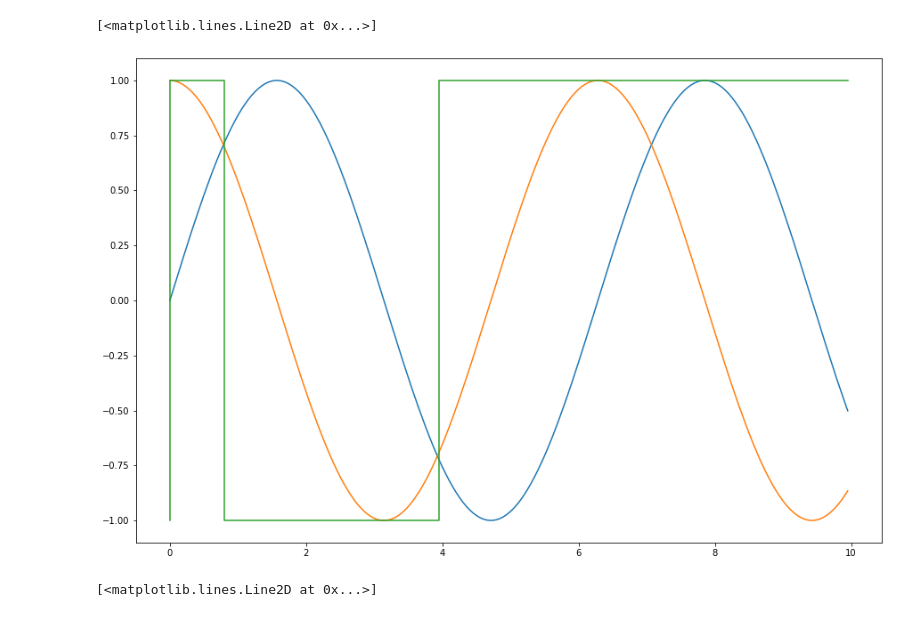
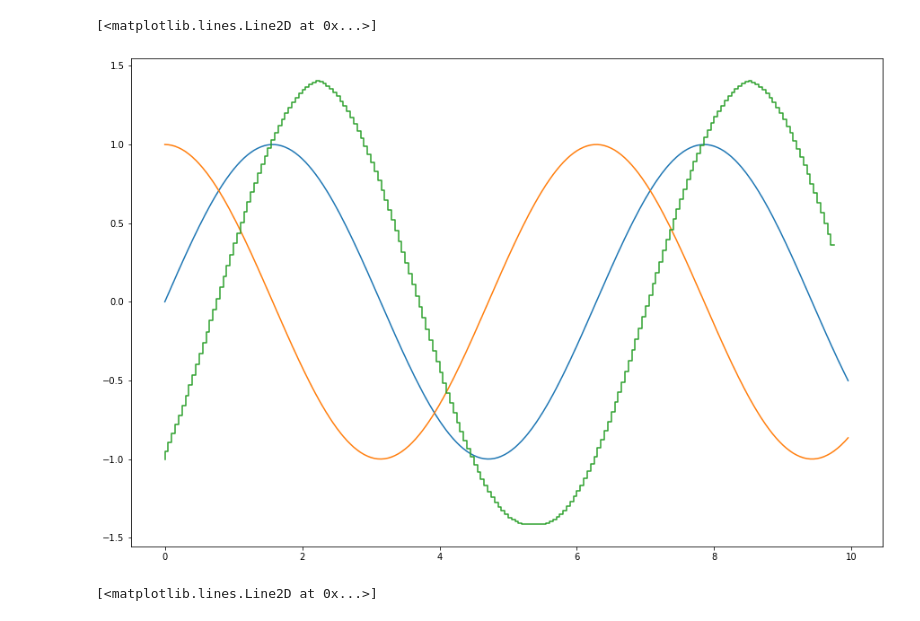
Before and after one commit to MoonLightSuite/moonlight, a Jupyter notebook: distribution_files/python/getting_started.ipynb, the cells around one changed output. Drawn from its saved outputs; the diff is of its cells as text; code cells hidden in the pictures.

```diff
--- a/distribution_files/python/getting_started.ipynb
+++ b/distribution_files/python/getting_started.ipynb
@@ -13,20 +13,19 @@ domain boolean;
 formula future = globally [0, 0.2]  (x > y);
 formula past = historically [0, 0.2]  (x > y);
 """
-moonlight = Moonlight()
-moonlight.set_script(script)
+moonlightScript = ScriptLoader.loadFromText(script)
 # %%
-monitor = moonlight.get_monitor("future")
+monitor = moonlightScript.getMonitor("future")
 time =list(np.arange(0,10,0.05))
 f1,f2 = np.sin(time),np.cos(time)
 space = list(zip(f1,f2))
 result = np.array(monitor.monitor(time,space))
 plt.plot(time,f1)
 plt.plot(time,f2)
 plt.step(result[:,0],result[:,1])
 # %% [output]
 [<matplotlib.lines.Line2D at 0x...>]
-[figure, old version]
+[figure, new version]
 # %%
 monitor = moonlight.get_monitor("past")
 time =list(np.arange(0,10,0.05))
```
Also changed, not shown: parts of 3 cells of this notebook, 1 other file.
